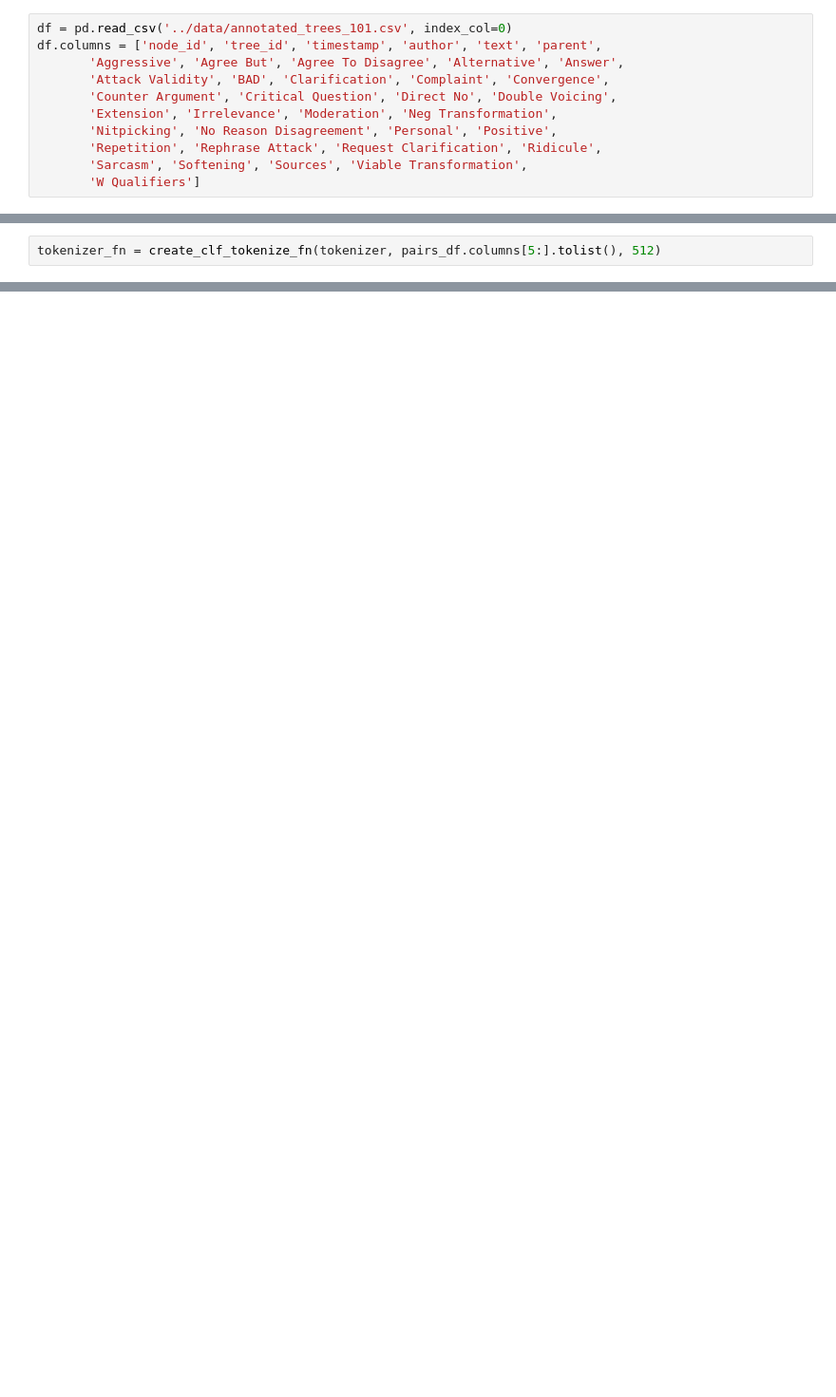
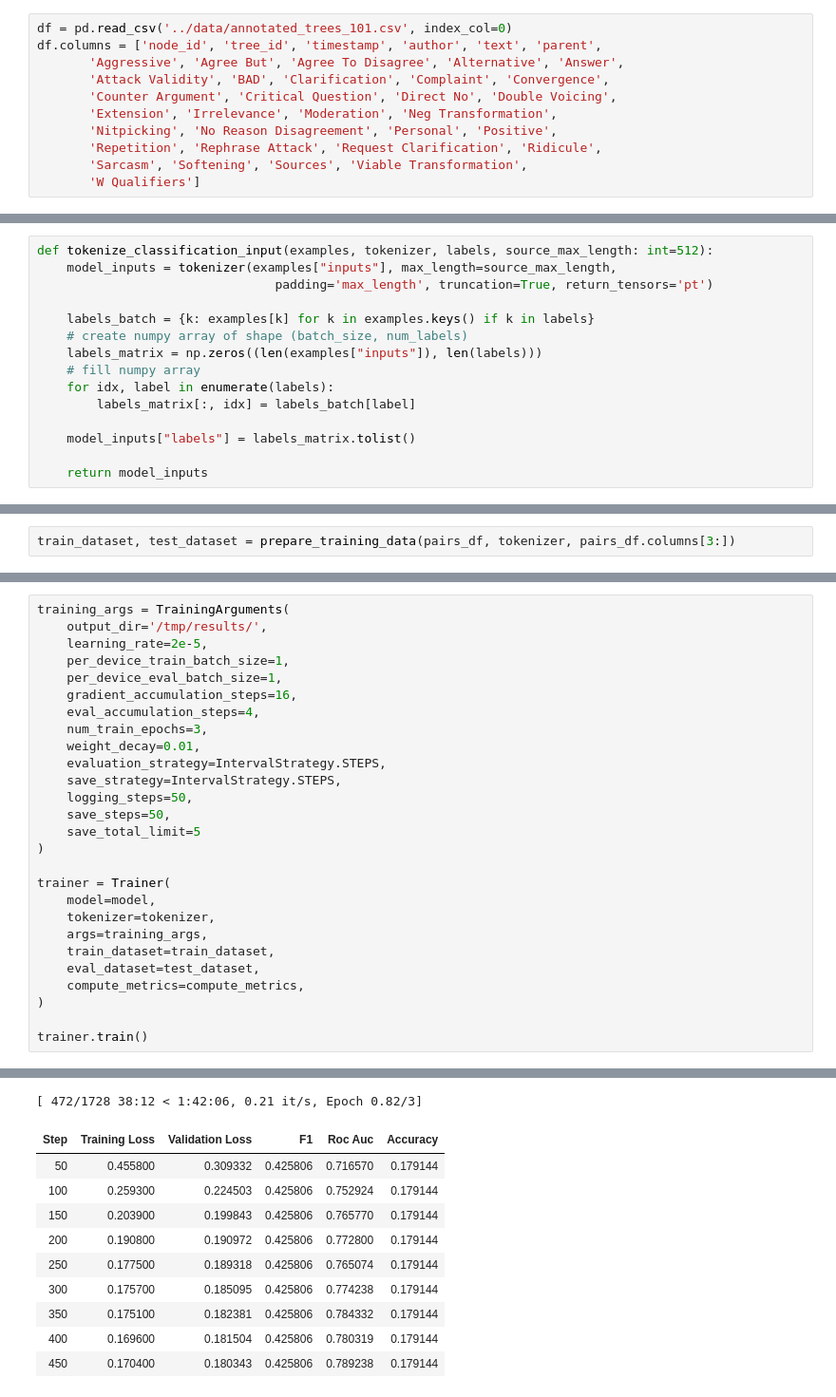
Before and after one commit to eyalmazuz/NLP-Project, a Jupyter notebook: notebooks/Untitled.ipynb, the cells around one changed output, grey strips where cells are left out. Shown at 95% size. Saved outputs shown, nothing was run; the diff lists cells and outputs as text; blank space fills up the shorter version.

Commit message:
Added correct metrics for T5, now it's possible to run experiments

```diff
--- a/notebooks/Untitled.ipynb
+++ b/notebooks/Untitled.ipynb
@@ -124,0 +117,15 @@ def create_clf_tokenize_fn(tokenizer, labels, source_max_legnth: int=512):
+# %%
+def tokenize_classification_input(examples, tokenizer, labels, source_max_length: int=512):
+    model_inputs = tokenizer(examples["inputs"], max_length=source_max_length,
+                                padding='max_length', truncation=True, return_tensors='pt')
+
+    labels_batch = {k: examples[k] for k in examples.keys() if k in labels}
+    # create numpy array of shape (batch_size, num_labels)
+    labels_matrix = np.zeros((len(examples["inputs"]), len(labels)))
+    # fill numpy array
+    for idx, label in enumerate(labels):
+        labels_matrix[:, idx] = labels_batch[label]
+
+    model_inputs["labels"] = labels_matrix.tolist()
+
+    return model_inputs
@@ -125,3 +164,3 @@ def create_clf_tokenize_fn(tokenizer, labels, source_max_legnth: int=512):
 # %%
-tokenizer_fn = create_clf_tokenize_fn(tokenizer, pairs_df.columns[5:].tolist(), 512)
+train_dataset, test_dataset = prepare_training_data(pairs_df, tokenizer, pairs_df.columns[3:])
 # %%
@@ -135,2 +187,28 @@ test_dataset = test_dataset.map(tokenizer_fn, batched=True)
 # %%
+training_args = TrainingArguments(
+    output_dir='/tmp/results/',
+    learning_rate=2e-5,
+    per_device_train_batch_size=1,
+    per_device_eval_batch_size=1,
+    gradient_accumulation_steps=16,
+    eval_accumulation_steps=4,
+    num_train_epochs=3,
+    weight_decay=0.01,
+    evaluation_strategy=IntervalStrategy.STEPS,
+    save_strategy=IntervalStrategy.STEPS,
+    logging_steps=50,
+    save_steps=50,
+    save_total_limit=5
+)
+
+trainer = Trainer(
+    model=model,
+    tokenizer=tokenizer,
+    args=training_args,
+    train_dataset=train_dataset,
+    eval_dataset=test_dataset,
+    compute_metrics=compute_metrics,
+)
+
+trainer.train()
 # %% [output]
@@ -137,0 +225,11 @@ test_dataset = test_dataset.map(tokenizer_fn, batched=True)
+[ 472/1728 38:12 < 1:42:06, 0.21 it/s, Epoch 0.82/3]
+| Step | Training Loss | Validation Loss | F1 | Roc Auc | Accuracy |
+| 50 | 0.455800 | 0.309332 | 0.425806 | 0.716570 | 0.179144 |
+| 100 | 0.259300 | 0.224503 | 0.425806 | 0.752924 | 0.179144 |
+| 150 | 0.203900 | 0.199843 | 0.425806 | 0.765770 | 0.179144 |
+| 200 | 0.190800 | 0.190972 | 0.425806 | 0.772800 | 0.179144 |
+| 250 | 0.177500 | 0.189318 | 0.425806 | 0.765074 | 0.179144 |
+| 300 | 0.175700 | 0.185095 | 0.425806 | 0.774238 | 0.179144 |
+| 350 | 0.175100 | 0.182381 | 0.425806 | 0.784332 | 0.179144 |
+| 400 | 0.169600 | 0.181504 | 0.425806 | 0.780319 | 0.179144 |
+| 450 | 0.170400 | 0.180343 | 0.425806 | 0.789238 | 0.179144 |
```
Also changed, not shown: parts of 12 cells of this notebook, 4 other files.
